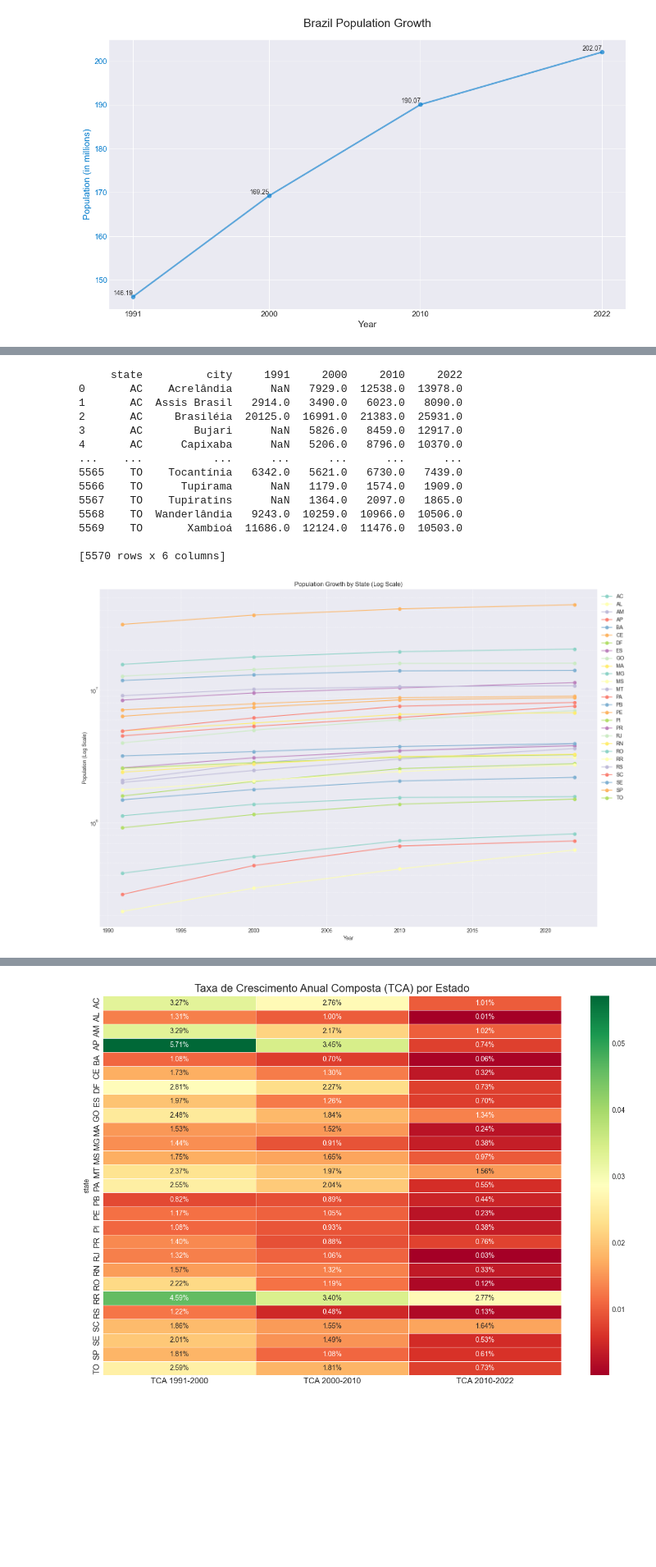
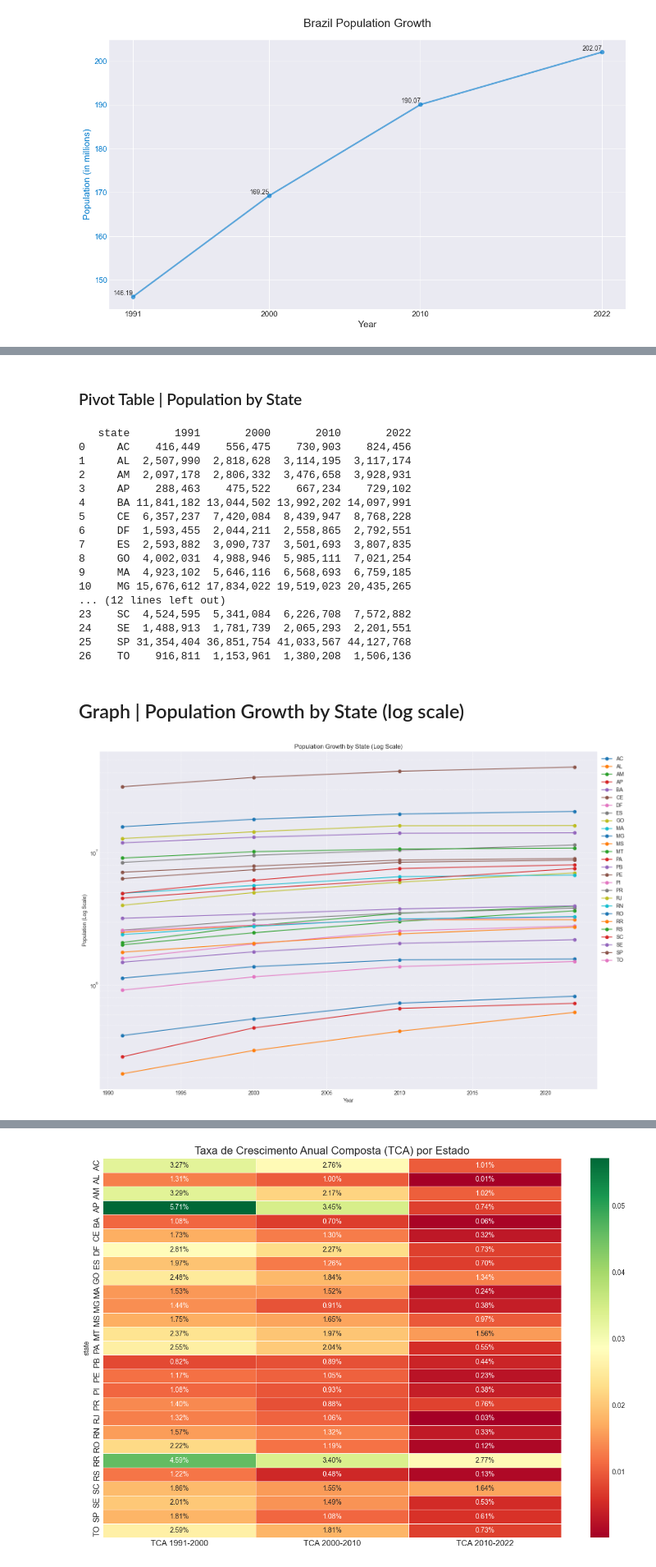
Before and after one commit to jlfenerich/project.censo-dataviz, a Jupyter notebook: notebooks/analysis1_population_growth.ipynb, the cells around one changed output, grey strips where cells are left out. Shown: that part at 82% size. Cells and saved outputs as stored; diff of their text form; code cells hidden in the pictures; blank space fills up the shorter version.

```diff
--- a/notebooks/analysis1_population_growth.ipynb
+++ b/notebooks/analysis1_population_growth.ipynb
@@ -134,37 +170,49 @@ plt.show()
+# %% [markdown]
+### Pivot Table | Population by State
 # %%
-city_population_pivot = df.pivot_table(index=['state', 'city'], columns='year', values='population').reset_index()
-city_population_pivot.columns.name = None  # Remove o nome do índice das colunas
-print(city_population_pivot)
+state_population_pivot = df.pivot_table(index=['state'], columns='year', values='population', aggfunc='sum').reset_index()
+state_population_pivot.columns.name = None
+print(state_population_pivot)
 # %% [output]
-     state          city     1991     2000     2010     2022
-0       AC    Acrelândia      NaN   7929.0  12538.0  13978.0
-1       AC  Assis Brasil   2914.0   3490.0   6023.0   8090.0
-2       AC     Brasiléia  20125.0  16991.0  21383.0  25931.0
-3       AC        Bujari      NaN   5826.0   8459.0  12917.0
-4       AC      Capixaba      NaN   5206.0   8796.0  10370.0
-...    ...           ...      ...      ...      ...      ...
-5565    TO    Tocantínia   6342.0   5621.0   6730.0   7439.0
-5566    TO      Tupirama      NaN   1179.0   1574.0   1909.0
-5567    TO    Tupiratins      NaN   1364.0   2097.0   1865.0
-5568    TO  Wanderlândia   9243.0  10259.0  10966.0  10506.0
-5569    TO       Xambioá  11686.0  12124.0  11476.0  10503.0
-
-[5570 rows x 6 columns]
+   state       1991       2000       2010       2022
+0     AC    416,449    556,475    730,903    824,456
+1     AL  2,507,990  2,818,628  3,114,195  3,117,174
+2     AM  2,097,178  2,806,332  3,476,658  3,928,931
+3     AP    288,463    475,522    667,234    729,102
+4     BA 11,841,182 13,044,502 13,992,202 14,097,991
+5     CE  6,357,237  7,420,084  8,439,947  8,768,228
+6     DF  1,593,455  2,044,211  2,558,865  2,792,551
+7     ES  2,593,882  3,090,737  3,501,693  3,807,835
+8     GO  4,002,031  4,988,946  5,985,111  7,021,254
+9     MA  4,923,102  5,646,116  6,568,693  6,759,185
+10    MG 15,676,612 17,834,022 19,519,023 20,435,265
+... (12 lines left out)
+23    SC  4,524,595  5,341,084  6,226,708  7,572,882
+24    SE  1,488,913  1,781,739  2,065,293  2,201,551
+25    SP 31,354,404 36,851,754 41,033,567 44,127,768
+26    TO    916,811  1,153,961  1,380,208  1,506,136
+# %% [markdown]
+## Graph | Population Growth by State (log scale)
 # %%
+import matplotlib.pyplot as plt
+
+# Definindo a lista de anos
+years = [1991, 2000, 2010, 2022]
+
 plt.figure(figsize=(15, 10))
 
 # Iterando por cada estado e plotando no gráfico
-for state in state_population_pivot.index:
-    plt.plot(state_population_pivot.columns, state_population_pivot.loc[state], label=state, marker='o')
+for index, state in state_population_pivot.iterrows():
+    plt.plot(years, state[years], label=state['state'], marker='o')
 
 plt.yscale('log')  # Definindo a escala do eixo Y para logarítmica
 plt.title('Population Growth by State (Log Scale)')
 plt.xlabel('Year')
 plt.ylabel('Population (Log Scale)')
 plt.legend(loc='upper left', bbox_to_anchor=(1,1))
 plt.grid(True, which='both', linestyle='--', linewidth=0.5)
 plt.tight_layout()
 plt.show()
 # %% [output]
-[figure, old version]
+[figure, new version]
 # %%
```
Also changed, not shown: parts of 13 cells of this notebook, 2 other files.
